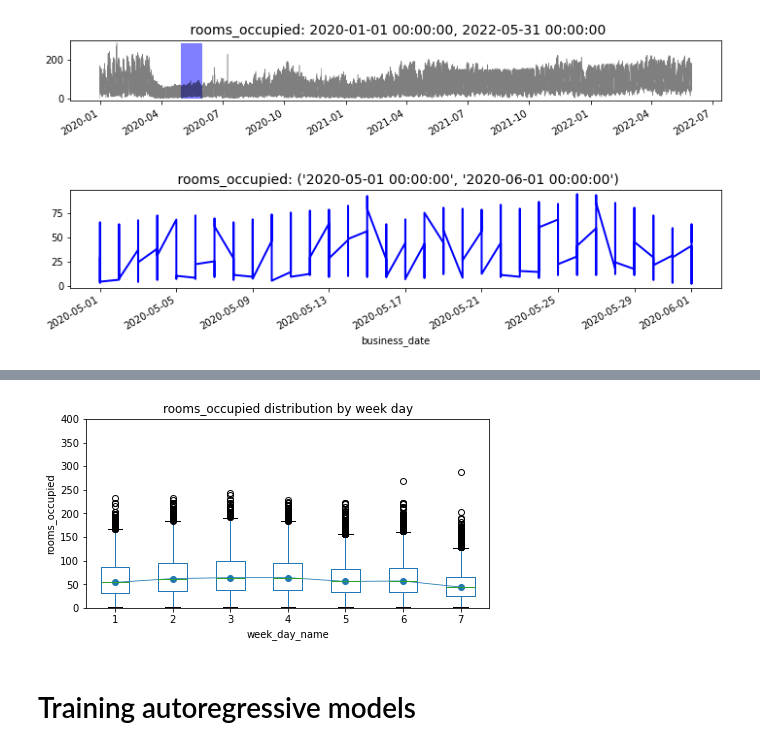
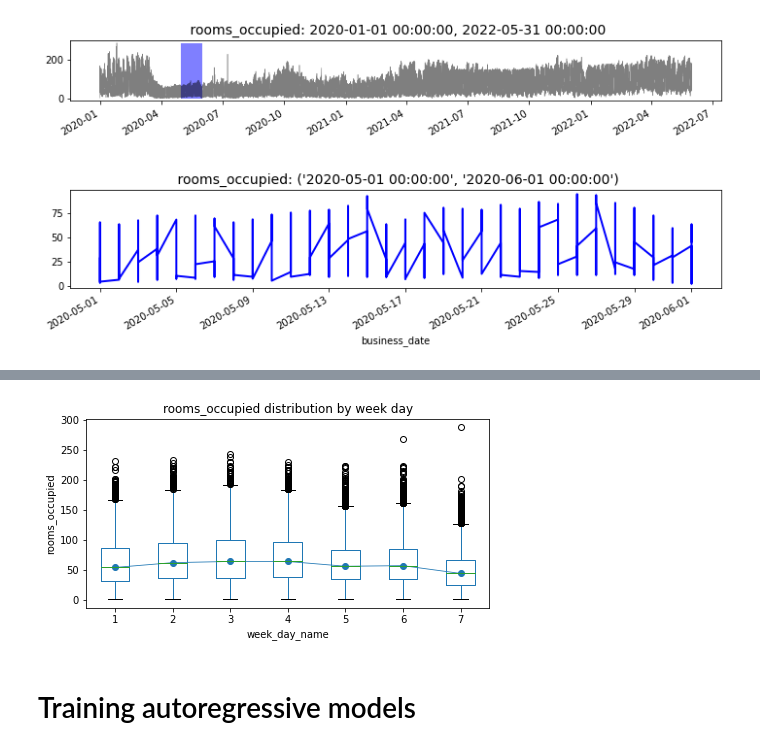
Before and after one commit to a01625364/prisma, a Jupyter notebook: ipynb/Evi2Ent3.ipynb, the cells around one changed output, grey strips where cells are left out. Saved outputs shown, nothing was run; the diff lists cells and outputs as text; code cells hidden in the pictures.

```diff
--- a/ipynb/Evi2Ent3.ipynb
+++ b/ipynb/Evi2Ent3.ipynb
@@ -401,16 +406,15 @@ fig.suptitle('');
 # %%
 # Boxplot para estacionalidad semanal (1=lunes, 7=domingo)
 # ==============================================================================
 fig, ax = plt.subplots(figsize=(7, 3.5))
 df_Final['week_day_name'] = df_Final.index.day_of_week + 1
 df_Final.boxplot(column='rooms_occupied', by='week_day_name', ax=ax)
 df_Final.groupby('week_day_name')['rooms_occupied'].median().plot(style='o-', linewidth=0.8, ax=ax)
-plt.setp(plt.gca(),ylim=(0,400))
 ax.set_ylabel('rooms_occupied')
 ax.set_title('rooms_occupied distribution by week day')
 fig.suptitle('');
 # %% [output]
-[figure, old version]
+[figure, new version]
 # %% [markdown]
 # Training autoregressive models
 # %%
```
Also changed, not shown: parts of 42 cells of this notebook.
